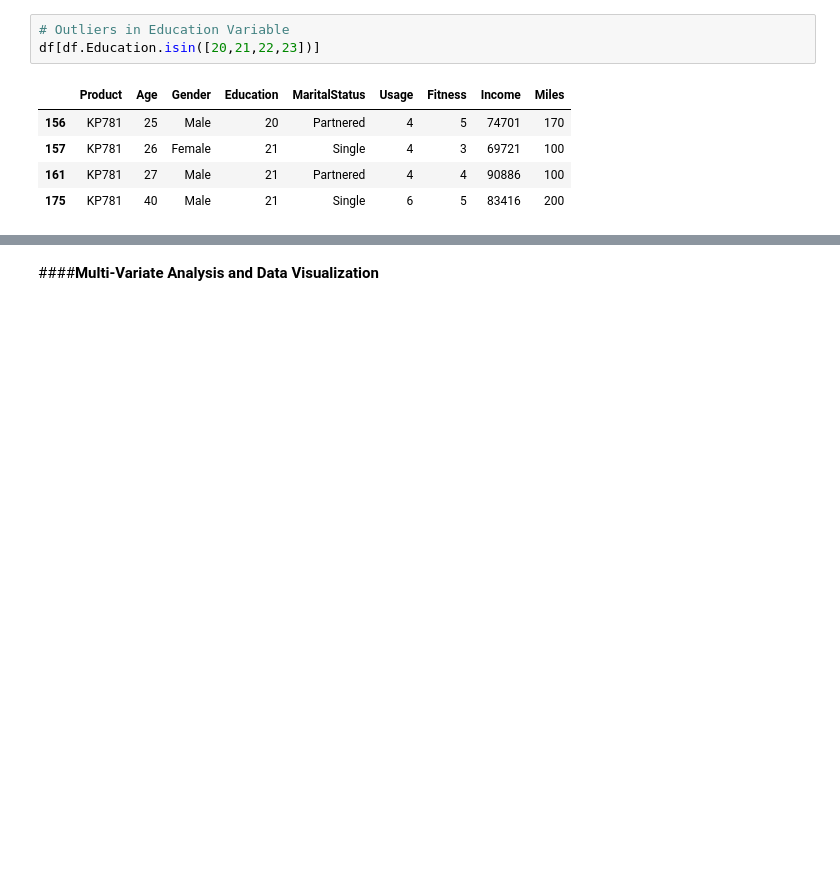
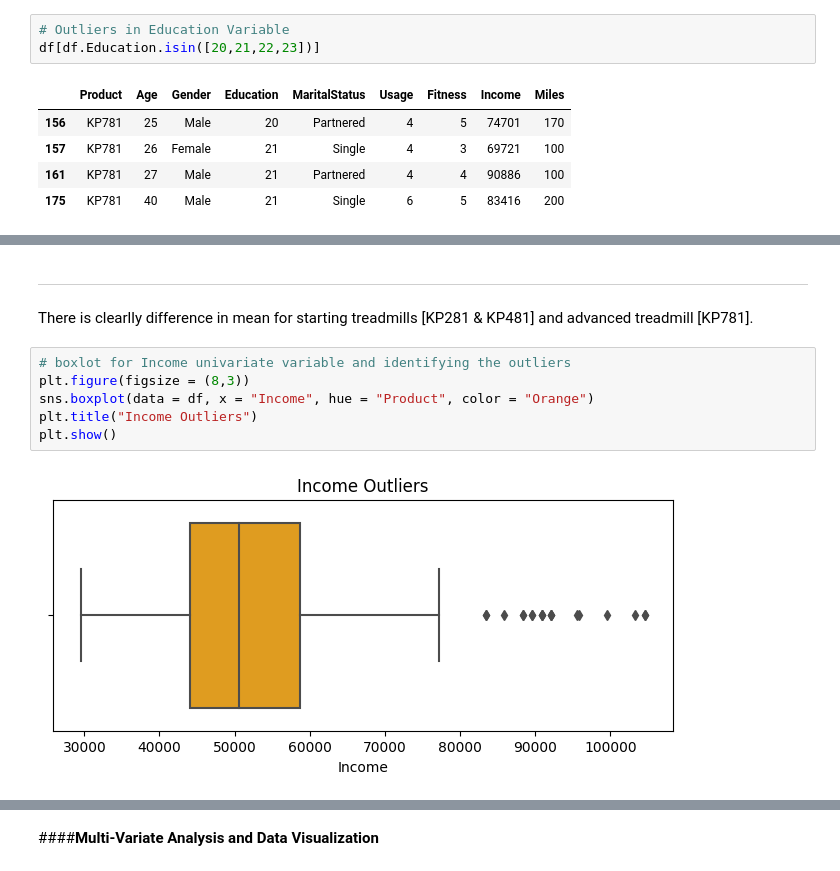
Before and after one commit to iamutkarshgoyal/Aerofit_Statistical_Analysis, a Jupyter notebook: Aerofit_Data_Analysis.ipynb, the cells around one changed output, grey strips where cells are left out. Drawn from its saved outputs; the diff is of its cells as text; blank space fills up the shorter version.

```diff
--- a/Aerofit_Data_Analysis.ipynb
+++ b/Aerofit_Data_Analysis.ipynb
@@ -327,0 +432,15 @@ ValueError: ignored
+# %% [markdown]
+
+
+---
+
+
+There is clearlly difference in mean for starting treadmills [KP281 & KP481] and advanced treadmill [KP781].
+# %%
+# boxlot for Income univariate variable and identifying the outliers
+plt.figure(figsize = (8,3))
+sns.boxplot(data = df, x = "Income", hue = "Product", color = "Orange")
+plt.title("Income Outliers")
+plt.show()
+# %% [output]
+[figure, added]
```
Also changed, not shown: parts of 29 cells of this notebook.
